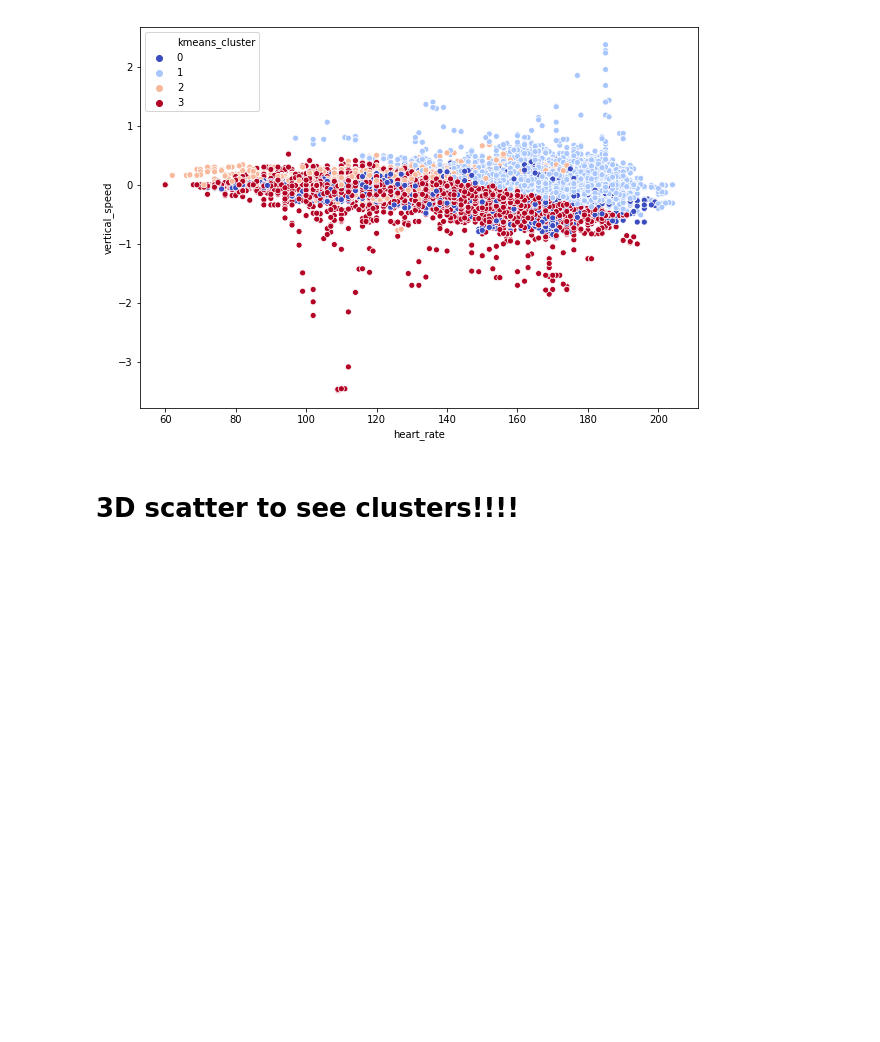
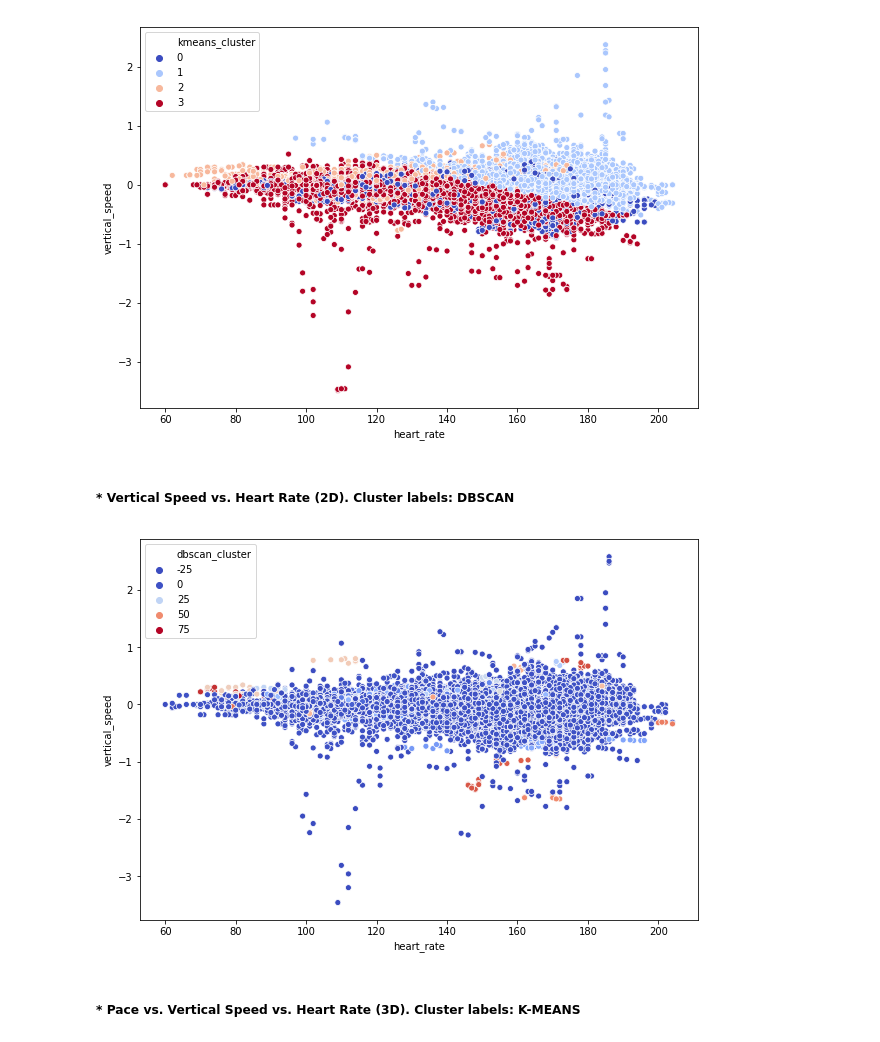
Before and after one commit to pausampietro/run_perfomance, a Jupyter notebook: 3. Data Clustering.ipynb, the cells around one changed output. Drawn from its saved outputs; the diff is of its cells as text; code cells hidden in the pictures; blank space fills up the shorter version.

```diff
--- a/3. Data Clustering.ipynb
+++ b/3. Data Clustering.ipynb
@@ -122,7 +144,15 @@ sns.scatterplot(x='heart_rate',y='vertical_speed',data=records_feat ,hue='kmeans
 plt.show()
 # %% [output]
 [figure]
-# %% [markdown]
-# 3D scatter to see clusters!!!!
+# %% [markdown]
+##### * Vertical Speed vs. Heart Rate (2D). Cluster labels: DBSCAN
+# %%
+plt.figure(figsize=(10,7))
+sns.scatterplot(x='heart_rate',y='vertical_speed',data=records_feat ,hue='dbscan_cluster',palette="coolwarm")
+plt.show()
+# %% [output]
+[figure, added]
+# %% [markdown]
+##### * Pace vs. Vertical Speed vs. Heart Rate (3D). Cluster labels: K-MEANS
 # %%
 from mpl_toolkits.mplot3d import Axes3D
```
Also changed, not shown: parts of 23 cells of this notebook.
